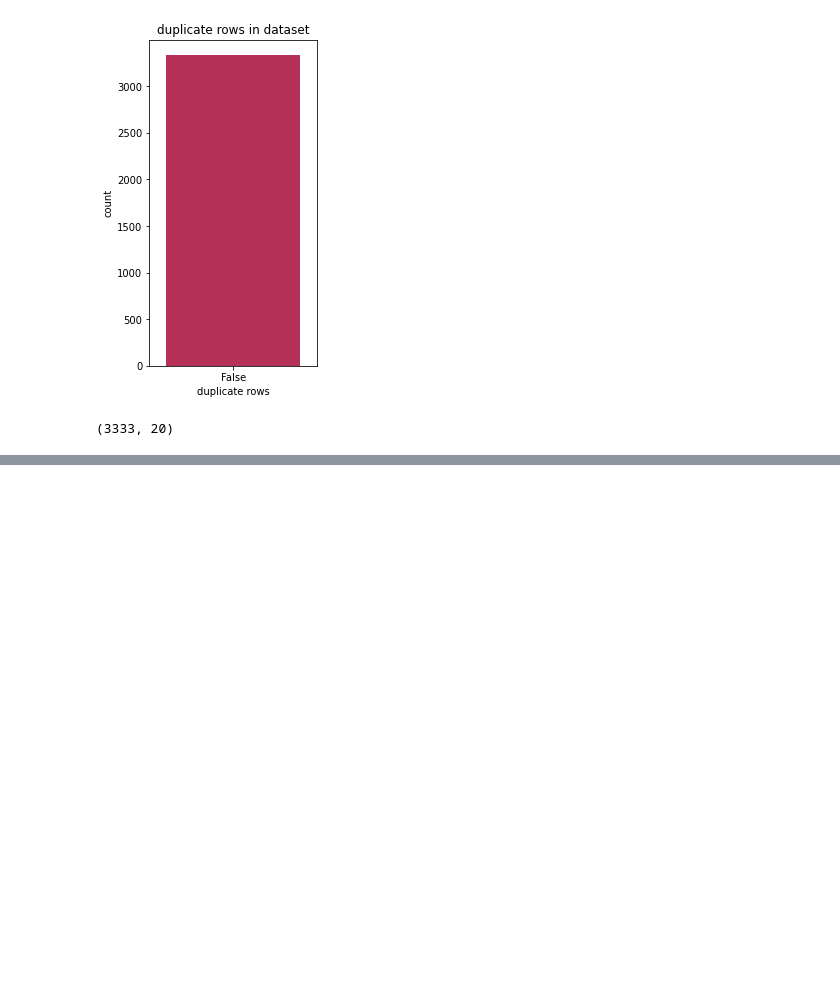
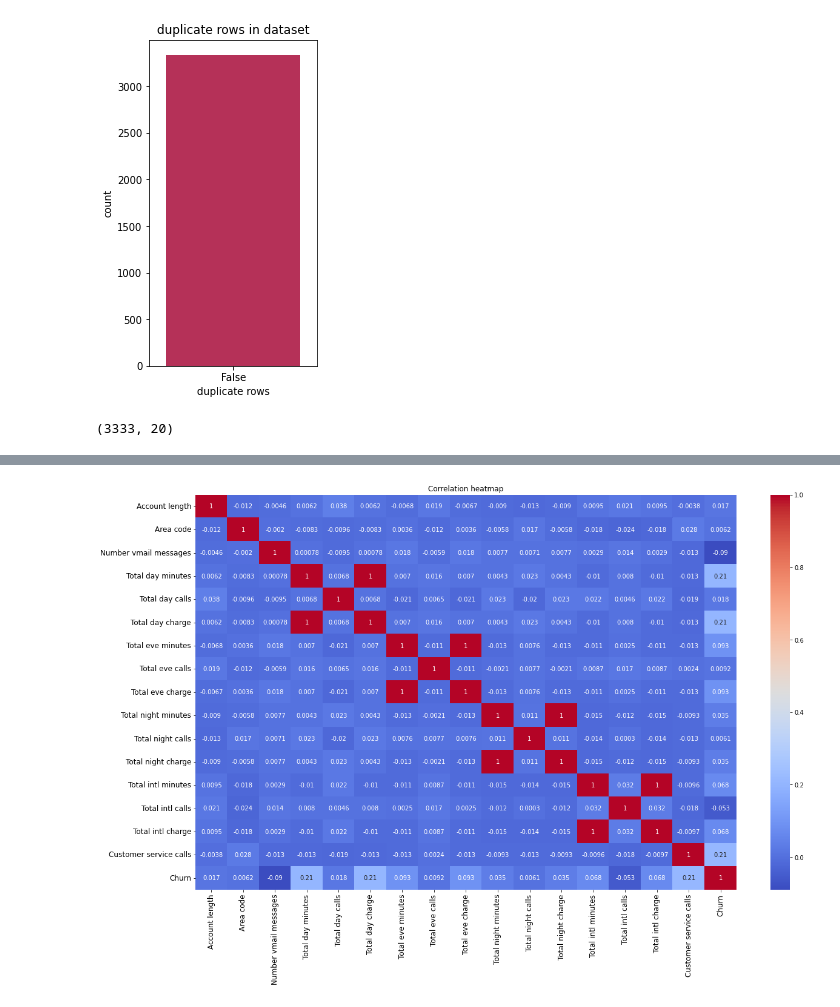
Before and after one commit to shobhi1998/Telecom-Churn-Analysis, a Jupyter notebook: Telecom_Churn_Analysis_Capstone_Project_(1).ipynb, the cells around one changed output, grey strips where cells are left out. Saved outputs shown, nothing was run; the diff lists cells and outputs as text; code cells hidden in the pictures; blank space fills up the shorter version.

```diff
--- a/Telecom_Churn_Analysis_Capstone_Project_(1).ipynb
+++ b/Telecom_Churn_Analysis_Capstone_Project_(1).ipynb
@@ -150,3 +150,7 @@ df.drop_duplicates(inplace=True)
 df.shape
 # %% [output]
 (3333, 20)
+# %%
+#create dataframe of numerical columns
+numerical_df1 = df._get_numeric_data()
+numerical_df1.head()
@@ -152,0 +208,9 @@ df.shape
+# %%
+#create heatmap of above correlation matrix
+plt.figure(figsize=(20,12))
+sns.heatmap(numerical_df1.corr(),annot=True,cmap='coolwarm')
+plt.xticks(fontsize=12)
+plt.yticks(fontsize=12)
+plt.title('Correlation heatmap');
+# %% [output]
+[figure, added]
```
Also changed, not shown: parts of 13 cells of this notebook.
